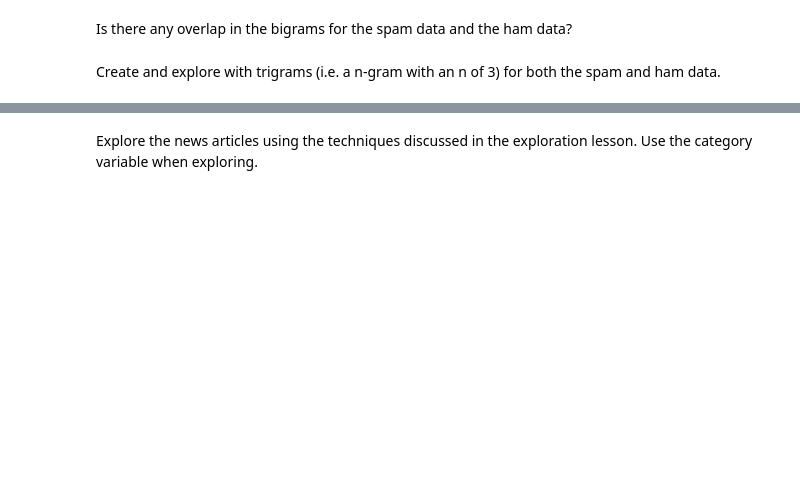
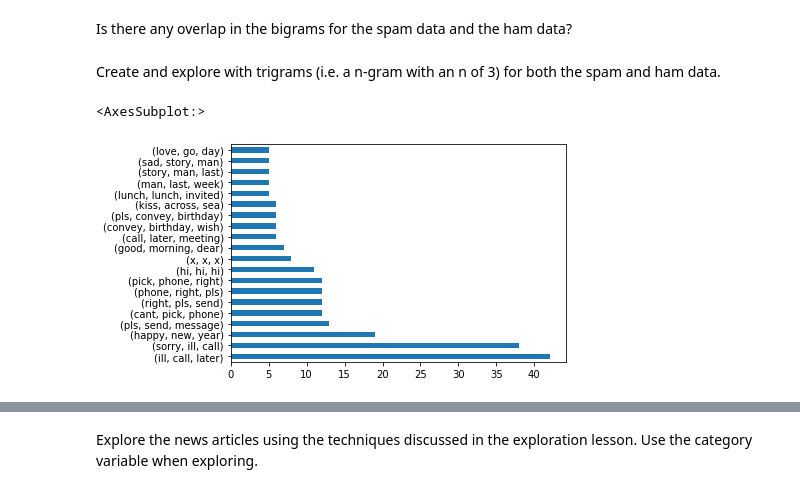
Before and after one commit to joshua-shorterivey/natural-language-processing-exercises, a Jupyter notebook: explore.ipynb, the cells around one changed output, grey strips where cells are left out. Cells and saved outputs as stored; diff of their text form; code cells hidden in the pictures; blank space fills up the shorter version.

```diff
--- a/explore.ipynb
+++ b/explore.ipynb
@@ -187,3 +156,9 @@ pd.Series([1,2,3,4,5]).var()
 Is there any overlap in the bigrams for the spam data and the ham data?
 # %% [markdown]
 Create and explore with trigrams (i.e. a n-gram with an n of 3) for both the spam and ham data.
+# %%
+ham_trigrams = pd.Series(list(nltk.ngrams(ham_words, 3)))
+ham_trigrams.value_counts().head(20).plot.barh()
+# %% [output]
+<AxesSubplot:>
+[figure, added]
```
Also changed, not shown: parts of 24 cells of this notebook, 1 other file.
